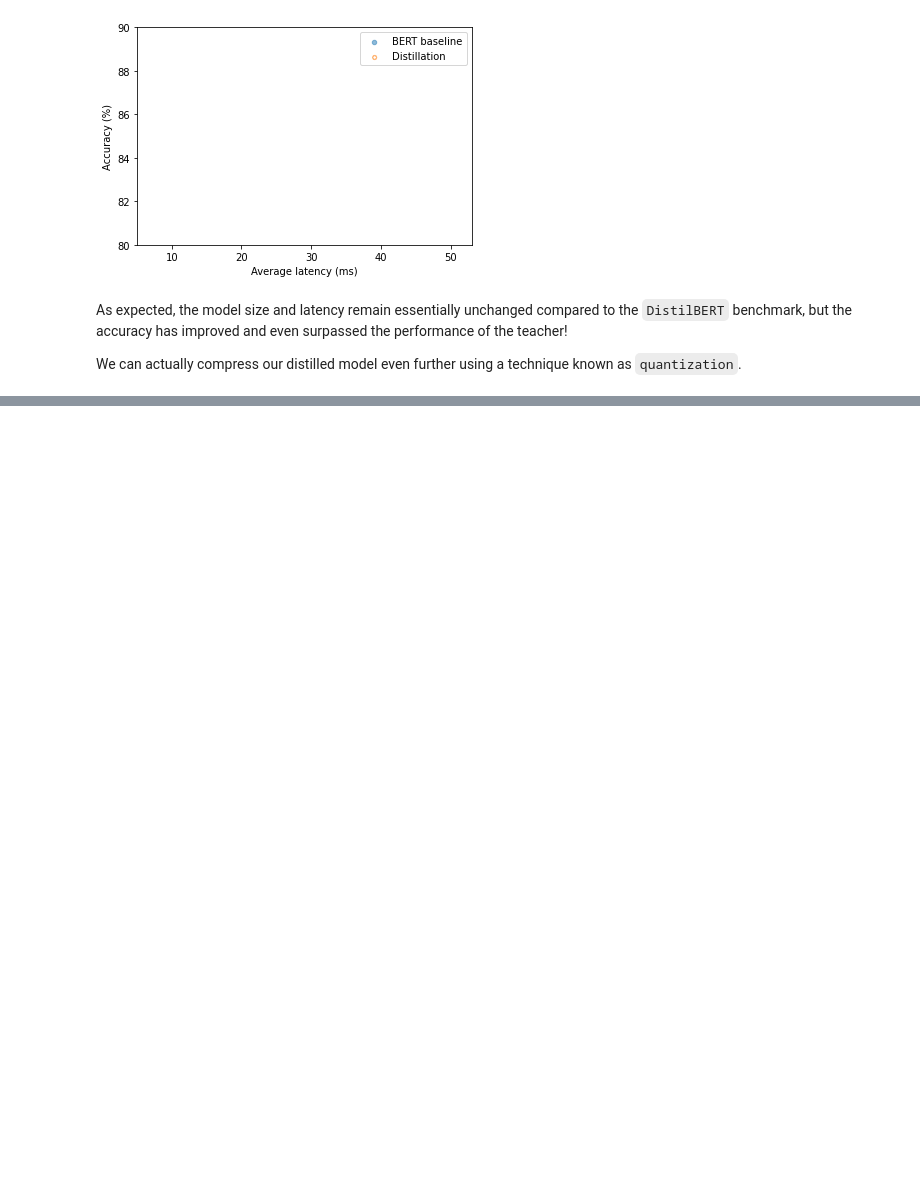
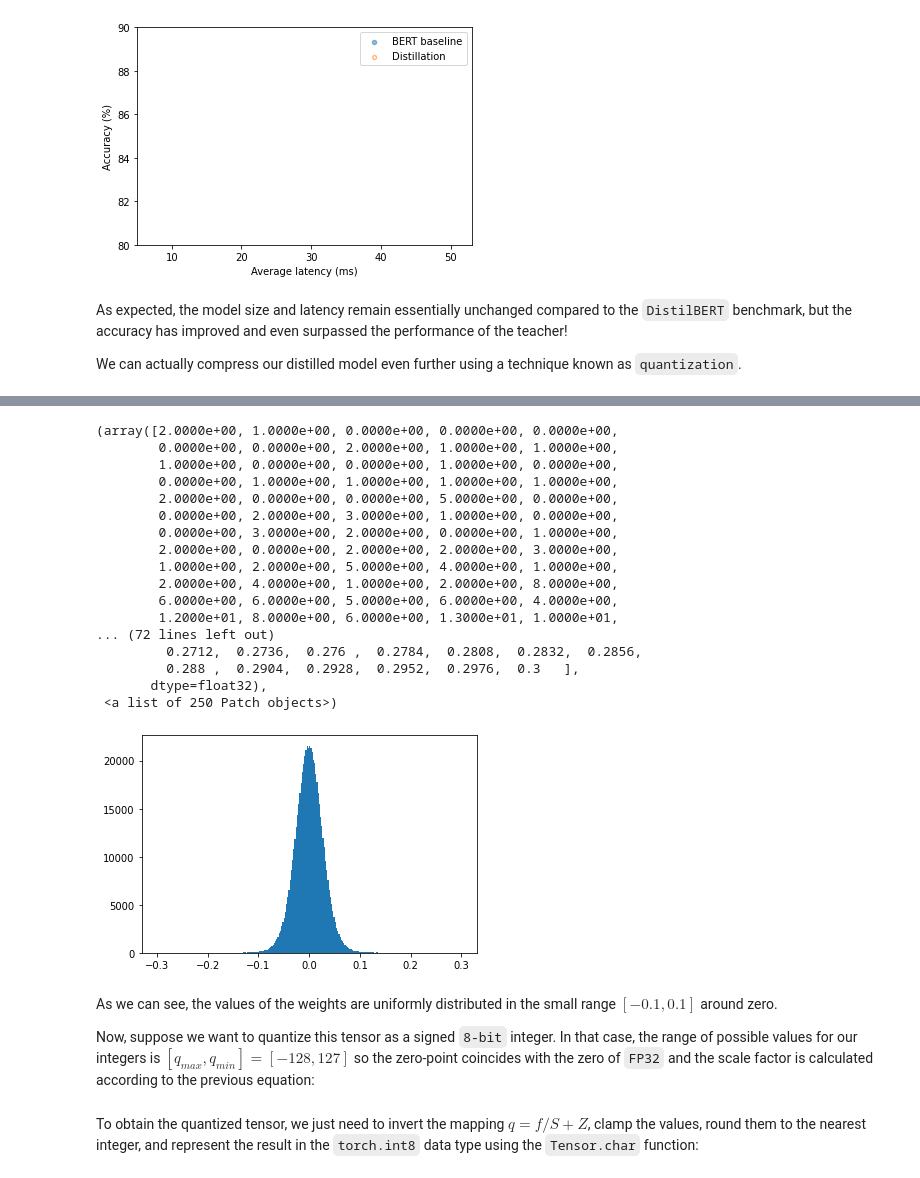
Before and after one commit to rahiakela/transformers-research-and-practice, a Jupyter notebook: natural-language-processing-with-transformers/05-making-transformers-efficient-in-production/02_case_study_intent_detection_with_quantization.ipynb, the cells around one changed output, grey strips where cells are left out. Cells and saved outputs as stored; diff of their text form; code cells hidden in the pictures; blank space fills up the shorter version.

```diff
--- a/natural-language-processing-with-transformers/05-making-transformers-efficient-in-production/02_case_study_intent_detection_with_quantization.ipynb
+++ b/natural-language-processing-with-transformers/05-making-transformers-efficient-in-production/02_case_study_intent_detection_with_quantization.ipynb
@@ -769,0 +815,29 @@ known as `quantization`.
+# %%
+state_dict = bert_model.state_dict()
+weights = state_dict["bert.encoder.layer.0.attention.output.dense.weight"]
+
+plt.hist(weights.flatten().numpy(), bins=250, range=(-0.3, 0.3))
+# %% [output]
+(array([2.0000e+00, 1.0000e+00, 0.0000e+00, 0.0000e+00, 0.0000e+00,
+        0.0000e+00, 0.0000e+00, 2.0000e+00, 1.0000e+00, 1.0000e+00,
+        1.0000e+00, 0.0000e+00, 0.0000e+00, 1.0000e+00, 0.0000e+00,
+        0.0000e+00, 1.0000e+00, 1.0000e+00, 1.0000e+00, 1.0000e+00,
+        2.0000e+00, 0.0000e+00, 0.0000e+00, 5.0000e+00, 0.0000e+00,
+        0.0000e+00, 2.0000e+00, 3.0000e+00, 1.0000e+00, 0.0000e+00,
+        0.0000e+00, 3.0000e+00, 2.0000e+00, 0.0000e+00, 1.0000e+00,
+        2.0000e+00, 0.0000e+00, 2.0000e+00, 2.0000e+00, 3.0000e+00,
+        1.0000e+00, 2.0000e+00, 5.0000e+00, 4.0000e+00, 1.0000e+00,
+        2.0000e+00, 4.0000e+00, 1.0000e+00, 2.0000e+00, 8.0000e+00,
+        6.0000e+00, 6.0000e+00, 5.0000e+00, 6.0000e+00, 4.0000e+00,
+        1.2000e+01, 8.0000e+00, 6.0000e+00, 1.3000e+01, 1.0000e+01,
+... (72 lines left out)
+         0.2712,  0.2736,  0.276 ,  0.2784,  0.2808,  0.2832,  0.2856,
+         0.288 ,  0.2904,  0.2928,  0.2952,  0.2976,  0.3   ],
+       dtype=float32),
+ <a list of 250 Patch objects>)
+[figure, added]
+# %% [markdown]
+As we can see, the values of the weights are uniformly distributed in the small range $[−0. 1, 0. 1]$ around zero.
+
+Now, suppose we want to quantize this tensor as a signed `8-bit` integer.
+In that case, the range of possible values for our integers is $[q_{max}, q_{min}] = [−128, 127]$ so the zero-point coincides with the zero of `FP32` and the scale factor is calculated according to the previous equation:
@@ -769,0 +847,2 @@ known as `quantization`.
+# %% [markdown]
+To obtain the quantized tensor, we just need to invert the mapping $q = f/S + Z$, clamp the values, round them to the nearest integer, and represent the result in the `torch.int8` data type using the `Tensor.char` function:
```
Also changed, not shown: parts of 25 cells of this notebook.
